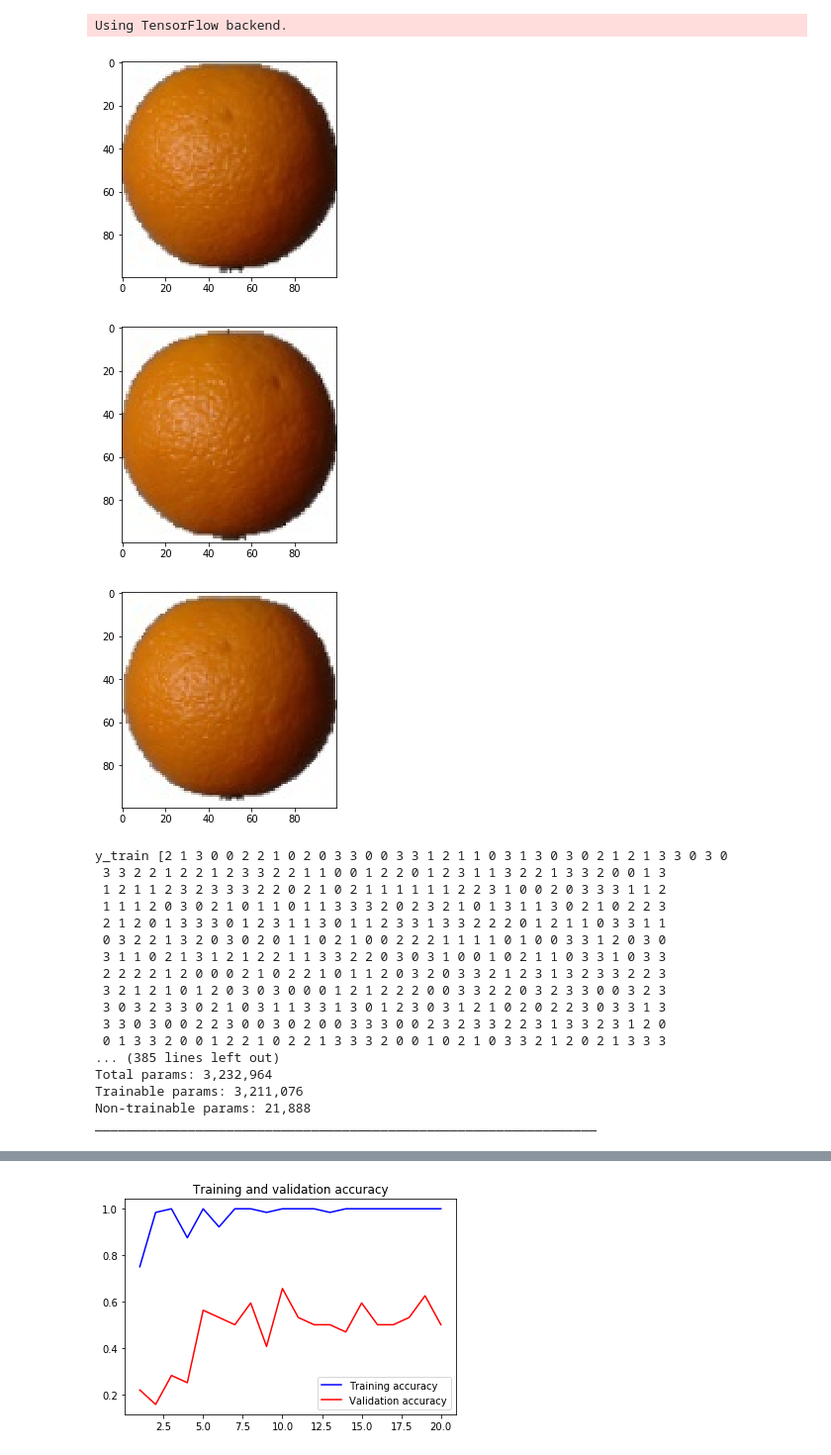
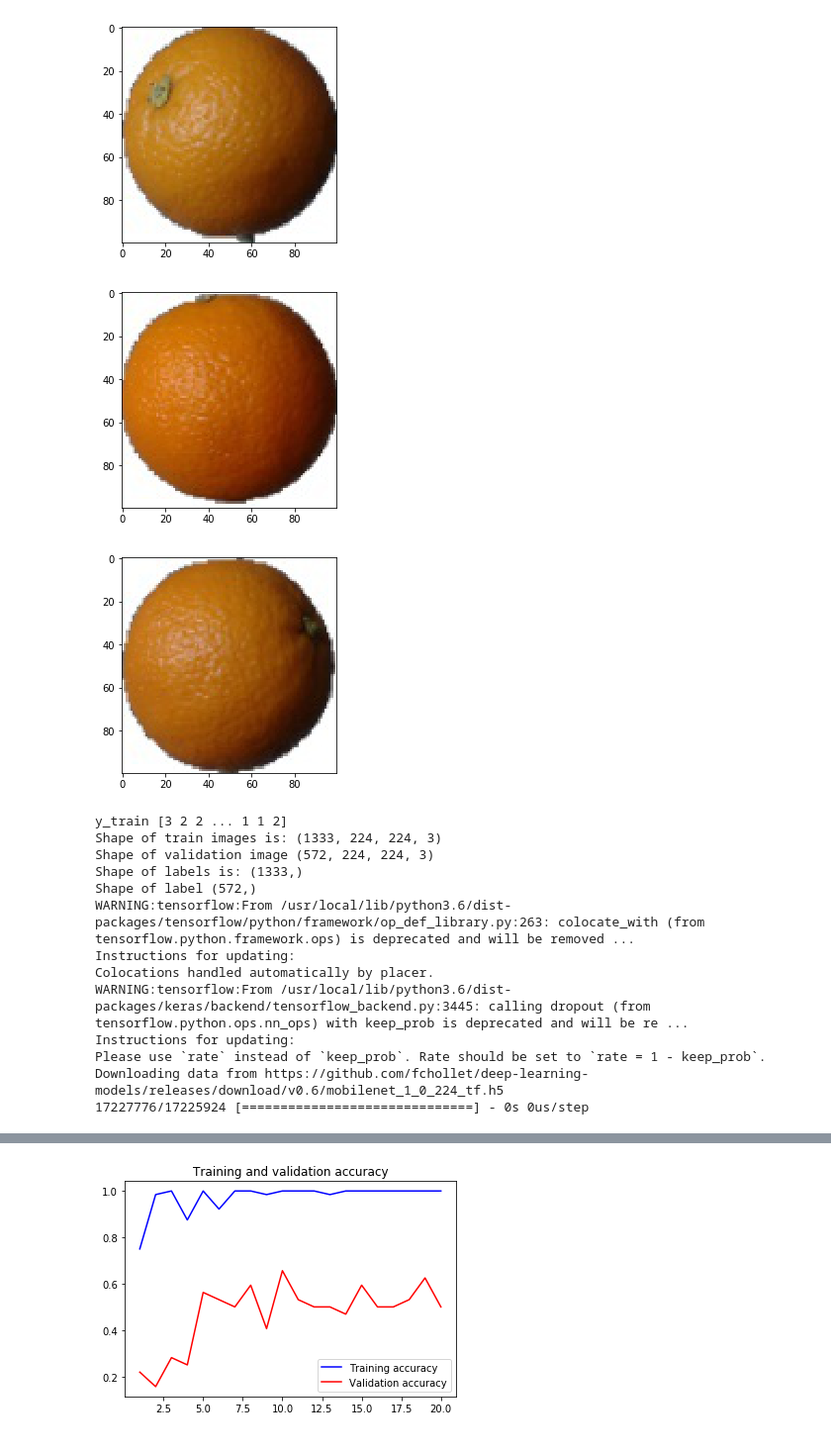
Before and after one commit to pcostam/homework_5, a Jupyter notebook: hw5.ipynb, the cells around one changed output, grey strips where cells are left out. Shown at 99% size. Saved outputs shown, nothing was run; the diff lists cells and outputs as text; code cells hidden in the pictures.

```diff
--- a/hw5.ipynb
+++ b/hw5.ipynb
@@ -22,8 +26,8 @@ import cv2
 import matplotlib.pyplot as plt
 from keras.utils import to_categorical
 
-train_data_dir = "fruits-360/Training"
-test_data_dir = "fruits-360/Test"
+train_data_dir = "fruit-classifier/dataset/Training"
+test_data_dir = "fruit-classifier/dataset/Test"
 weights_filename = "weights.hdf5"
 
 
@@ -132,54 +136,49 @@ print("y_train", y_train)
 print("Shape of train images is:", X_train.shape)
 print("Shape of validation image", X_val.shape)
 print("Shape of labels is:", y_train.shape)
 print("Shape of label", y_val.shape)
 
 num_classes = 4
 y_train = to_categorical(y_train, num_classes)
 y_val = to_categorical(y_val, num_classes)
 
 train_generator = train_datagen.flow(X_train, y_train,batch_size=nb_batch_size)
 validation_generator = train_datagen.flow(X_val, y_val, batch_size=nb_batch_size)
 
 
 mobile = keras.applications.mobilenet.MobileNet()
 # mobile.summary()
 
 
 x = mobile.layers[-6].output #not include last five layers
 predictions = Dense(4, activation='softmax')(x)
 model = Model(inputs=mobile.input, outputs=predictions)
 
 # model.summary()
 
 #how many layers to retrain?
 # set the last 10 layers (up to the last conv block)
 # to non-trainable (weights will not be updated)
 #train last 10 layers.
 for layer in model.layers[:-10]:
     layer.trainable = False
 # %% [output]
-Using TensorFlow backend.
-[figure, old version]
+[figure, new version]
-[figure, old version]
+[figure, new version]
-[figure, old version]
+[figure, new version]
-y_train [2 1 3 0 0 2 2 1 0 2 0 3 3 0 0 3 3 1 2 1 1 0 3 1 3 0 3 0 2 1 2 1 3 3 0 3 0
- 3 3 2 2 1 2 2 1 2 3 3 2 2 1 1 0 0 1 2 2 0 1 2 3 1 1 3 2 2 1 3 3 2 0 0 1 3
- 1 2 1 1 2 3 2 3 3 3 2 2 0 2 1 0 2 1 1 1 1 1 1 2 2 3 1 0 0 2 0 3 3 3 1 1 2
- 1 1 1 2 0 3 0 2 1 0 1 1 0 1 1 3 3 3 2 0 2 3 2 1 0 1 3 1 1 3 0 2 1 0 2 2 3
- 2 1 2 0 1 3 3 3 0 1 2 3 1 1 3 0 1 1 2 3 3 1 3 3 2 2 2 0 1 2 1 1 0 3 3 1 1
- 0 3 2 2 1 3 2 0 3 0 2 0 1 1 0 2 1 0 0 2 2 2 1 1 1 1 0 1 0 0 3 3 1 2 0 3 0
- 3 1 1 0 2 1 3 1 2 1 2 2 1 1 3 3 2 2 0 3 0 3 1 0 0 1 0 2 1 1 0 3 3 1 0 3 3
- 2 2 2 2 1 2 0 0 0 2 1 0 2 2 1 0 1 1 2 0 3 2 0 3 3 2 1 2 3 1 3 2 3 3 2 2 3
- 3 2 1 2 1 0 1 2 0 3 0 3 0 0 0 1 2 1 2 2 2 0 0 3 3 2 2 0 3 2 3 3 0 0 3 2 3
- 3 0 3 2 3 3 0 2 1 0 3 1 1 3 3 1 3 0 1 2 3 0 3 1 2 1 0 2 0 2 2 3 0 3 3 1 3
- 3 3 0 3 0 0 2 2 3 0 0 3 0 2 0 0 3 3 3 0 0 2 3 2 3 3 2 2 3 1 3 3 2 3 1 2 0
- 0 1 3 3 2 0 0 1 2 2 1 0 2 2 1 3 3 3 2 0 0 1 0 2 1 0 3 3 2 1 2 0 2 1 3 3 3
-... (385 lines left out)
-Total params: 3,232,964
-Trainable params: 3,211,076
-Non-trainable params: 21,888
-_________________________________________________________________
+y_train [3 2 2 ... 1 1 2]
+Shape of train images is: (1333, 224, 224, 3)
+Shape of validation image (572, 224, 224, 3)
+Shape of labels is: (1333,)
+Shape of label (572,)
+WARNING:tensorflow:From /usr/local/lib/python3.6/dist-packages/tensorflow/python/framework/op_def_library.py:263: colocate_with (from tensorflow.python.framework.ops) is deprecated and will be removed ...
+Instructions for updating:
+Colocations handled automatically by placer.
+WARNING:tensorflow:From /usr/local/lib/python3.6/dist-packages/keras/backend/tensorflow_backend.py:3445: calling dropout (from tensorflow.python.ops.nn_ops) with keep_prob is deprecated and will be re ...
+Instructions for updating:
+Please use `rate` instead of `keep_prob`. Rate should be set to `rate = 1 - keep_prob`.
+Downloading data from https://github.com/fchollet/deep-learning-models/releases/download/v0.6/mobilenet_1_0_224_tf.h5
+17227776/17225924 [==============================] - 0s 0us/step
 # %%
 def process_image(file):
     img_path = "MobileNet-inference-images/"
```
Also changed, not shown: parts of 1 cell of this notebook.
